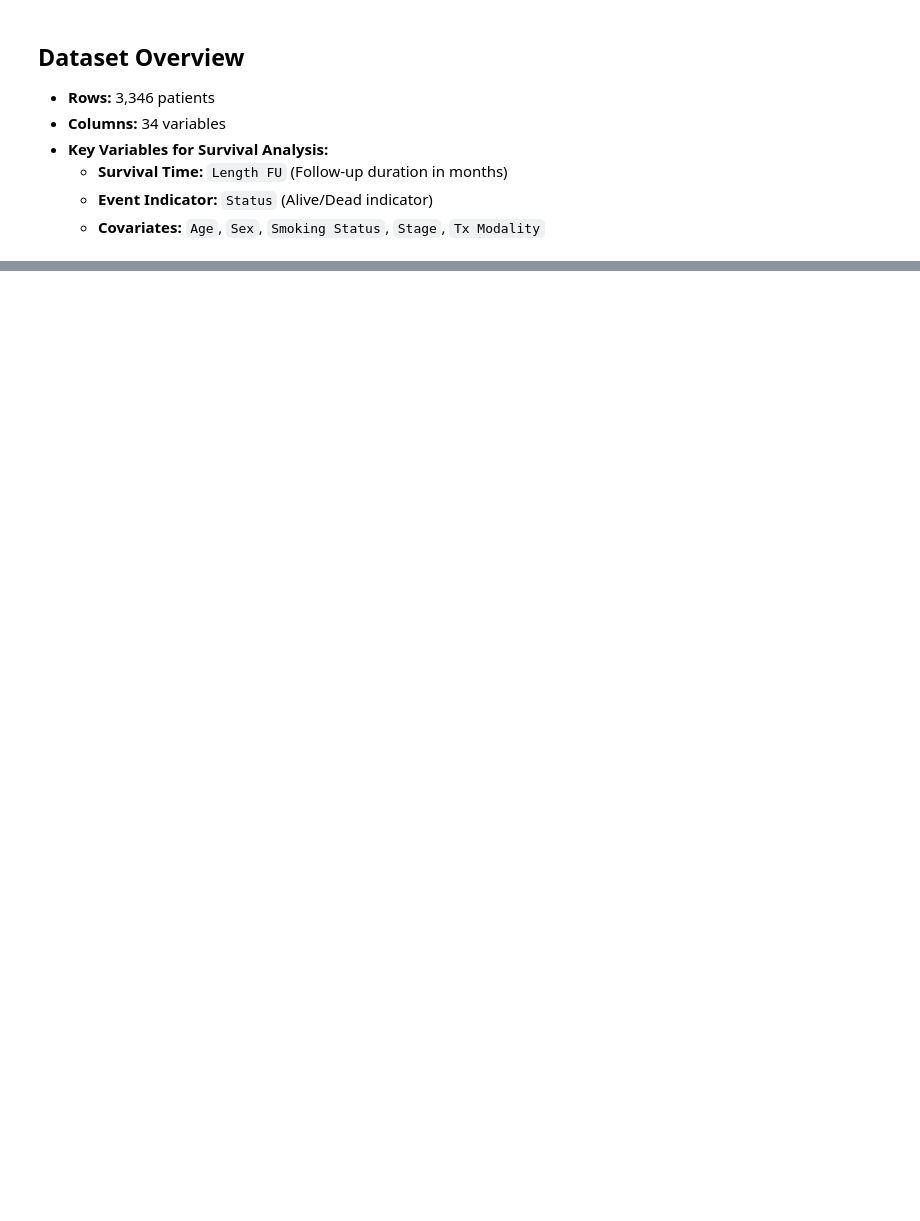
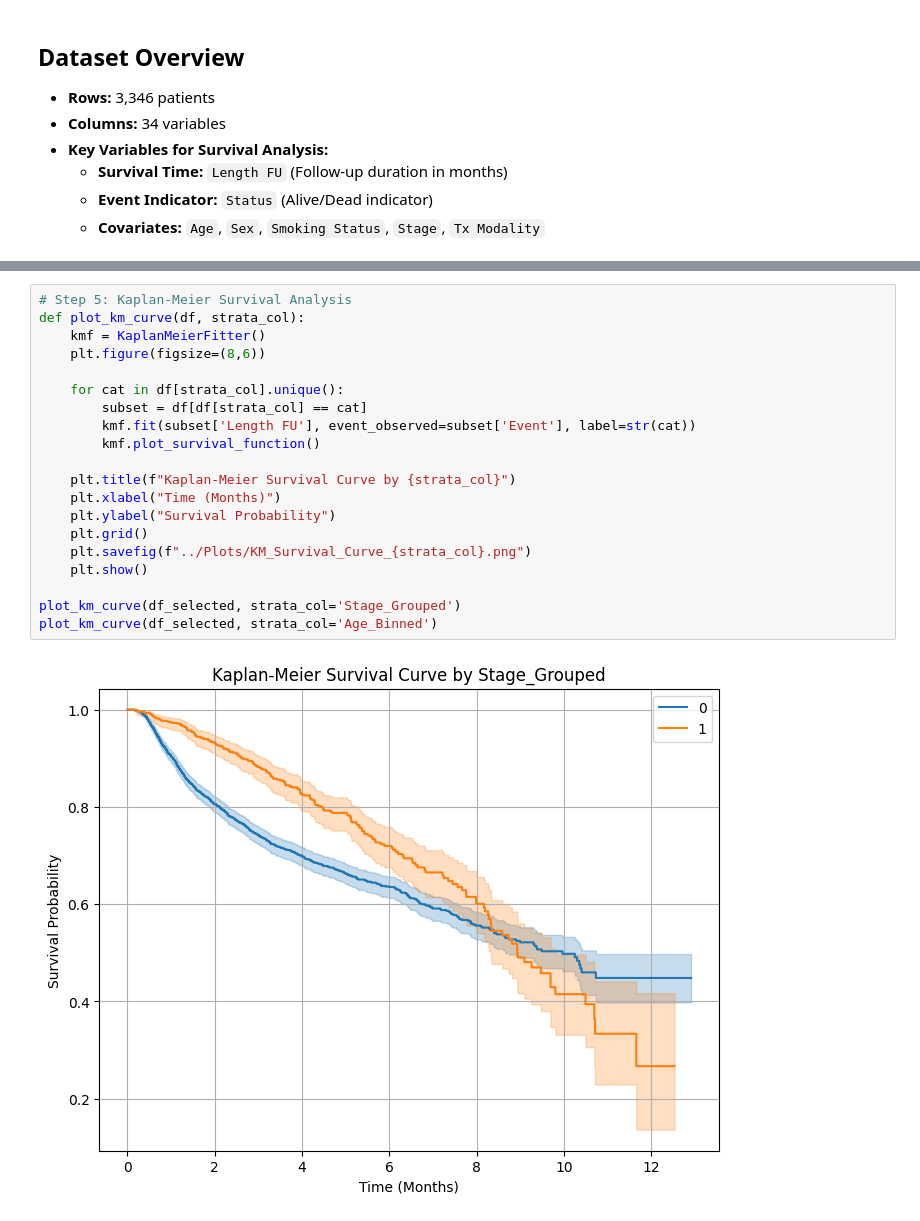
Before and after one commit to Kaleem-QADR/BINF5507_ML-AI_in_Bioinfo, a Jupyter notebook: Assignment_4/Scripts/main.ipynb, the cells around one changed output, grey strips where cells are left out. Saved outputs shown, nothing was run; the diff lists cells and outputs as text; blank space fills up the shorter version.

```diff
--- a/Assignment_4/Scripts/main.ipynb
+++ b/Assignment_4/Scripts/main.ipynb
@@ -162,0 +112,22 @@ print("Log-Rank Test p-value:", log_rank_result.p_value)
+# %%
+# Step 5: Kaplan-Meier Survival Analysis
+def plot_km_curve(df, strata_col):
+    kmf = KaplanMeierFitter()
+    plt.figure(figsize=(8,6))
+
+    for cat in df[strata_col].unique():
+        subset = df[df[strata_col] == cat]
+        kmf.fit(subset['Length FU'], event_observed=subset['Event'], label=str(cat))
+        kmf.plot_survival_function()
+
+    plt.title(f"Kaplan-Meier Survival Curve by {strata_col}")
+    plt.xlabel("Time (Months)")
+    plt.ylabel("Survival Probability")
+    plt.grid()
+    plt.savefig(f"../Plots/KM_Survival_Curve_{strata_col}.png")
+    plt.show()
+
+plot_km_curve(df_selected, strata_col='Stage_Grouped')
+plot_km_curve(df_selected, strata_col='Age_Binned')
+# %% [output]
+[figure, added]
```
Also changed, not shown: parts of 19 cells of this notebook, 13 other files.
